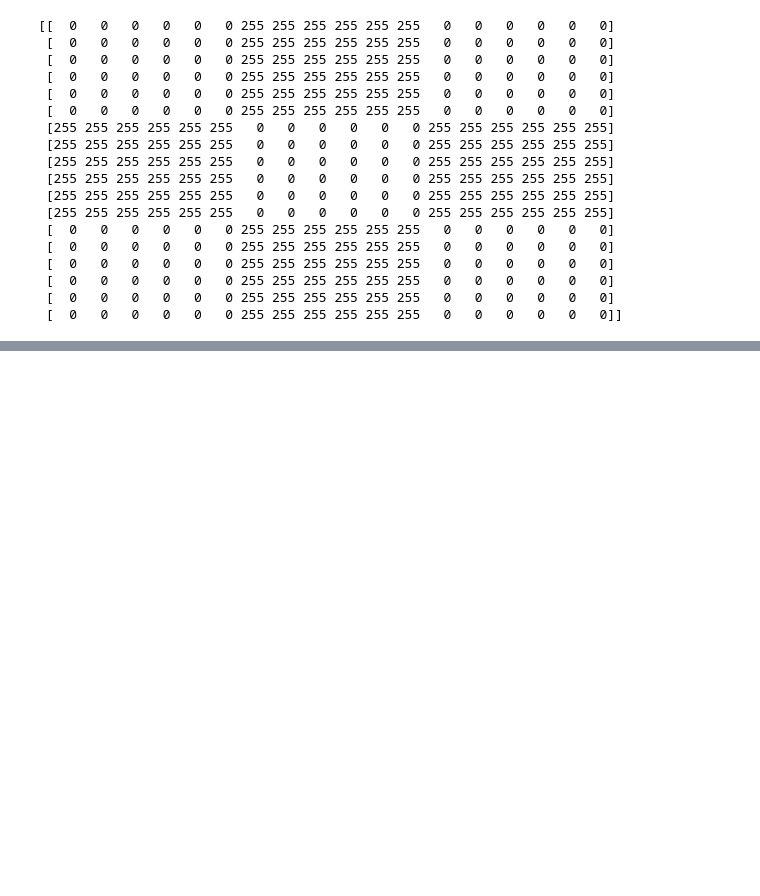
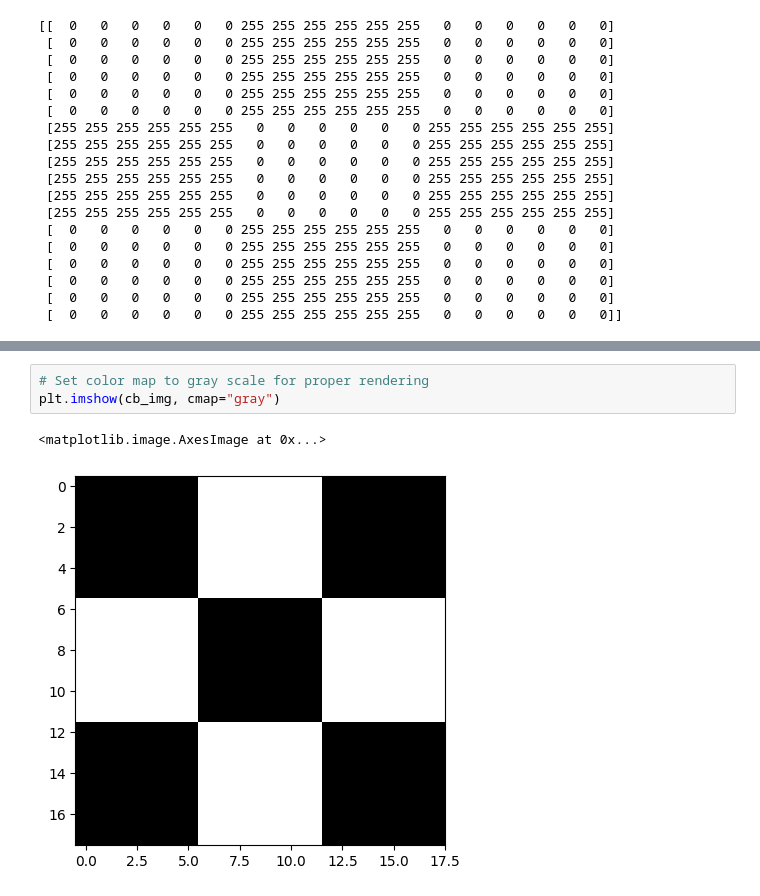
Before and after one commit to pereruannabaala/Image_Processing, a Jupyter notebook: image_processing.ipynb, the cells around one changed output, grey strips where cells are left out. Cells and saved outputs as stored; diff of their text form; blank space fills up the shorter version.

```diff
--- a/image_processing.ipynb
+++ b/image_processing.ipynb
@@ -80,0 +102,6 @@ print(cb_img)
+# %%
+# Set color map to gray scale for proper rendering
+plt.imshow(cb_img, cmap="gray")
+# %% [output]
+<matplotlib.image.AxesImage at 0x...>
+[figure, added]
```
Also changed, not shown: parts of 4 cells of this notebook.
